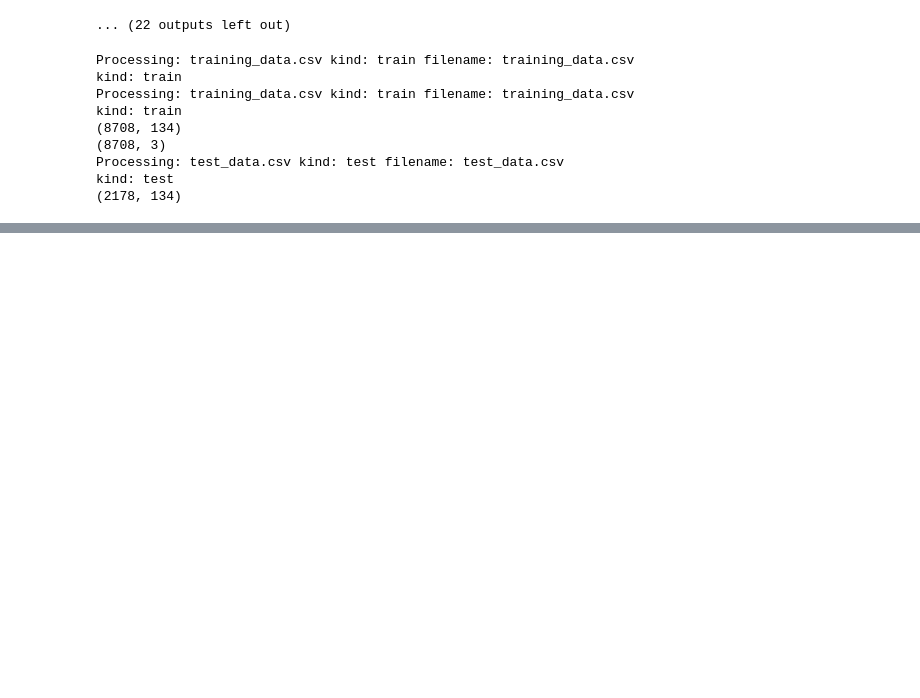
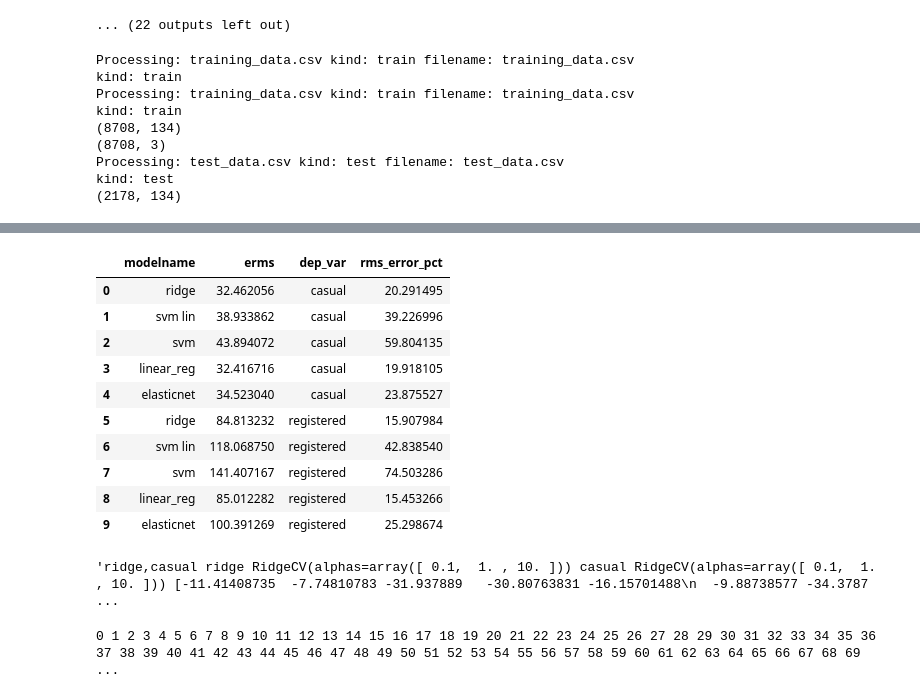
Before and after one commit to Altoidnerd/coinflip, a Jupyter notebook: clean.ipynb, the cells around one changed output, grey strips where cells are left out. Cells and saved outputs as stored; diff of their text form; code cells hidden in the pictures; blank space fills up the shorter version.

```diff
--- a/clean.ipynb
+++ b/clean.ipynb
@@ -1001,0 +1109,12 @@ os.getcwd()
+# %%
+pd.set_option('display.max_columns', None)
+orows = []
+print(*list(dm.columns))
+for i in range(0,len(dm)):
+    vals=list(map(lambda x: round(float(x),1) if type(x) == float else str(x), dm.iloc[i].values))
+    orow = ''
+    for val in vals:
+        orow+=str(val)
+        orow+=' '
+    orows.append(orow)
+    print(orow)
@@ -1001,0 +1153,18 @@ os.getcwd()
+# %%
+errors[['modelname','erms','dep_var','rms_error_pct']]
+# %% [output]
+|  | modelname | erms | dep_var | rms_error_pct |
+| 0 | ridge | 32.462056 | casual | 20.291495 |
+| 1 | svm lin | 38.933862 | casual | 39.226996 |
+| 2 | svm | 43.894072 | casual | 59.804135 |
+| 3 | linear_reg | 32.416716 | casual | 19.918105 |
+| 4 | elasticnet | 34.523040 | casual | 23.875527 |
+| 5 | ridge | 84.813232 | registered | 15.907984 |
+| 6 | svm lin | 118.068750 | registered | 42.838540 |
+| 7 | svm | 141.407167 | registered | 74.503286 |
+| 8 | linear_reg | 85.012282 | registered | 15.453266 |
+| 9 | elasticnet | 100.391269 | registered | 25.298674 |
+# %%
+orows[0]
+# %% [output]
+'ridge,casual ridge RidgeCV(alphas=array([ 0.1,  1. , 10. ])) casual RidgeCV(alphas=array([ 0.1,  1. , 10. ])) [-11.41408735  -7.74810783 -31.937889   -30.80763831 -16.15701488\n  -9.88738577 -34.3787 ...
@@ -1001,0 +1174,5 @@ os.getcwd()
+# %%
+for i in range(200):
+    sys.stdout.write(str(i)+' ')
+# %% [output]
+0 1 2 3 4 5 6 7 8 9 10 11 12 13 14 15 16 17 18 19 20 21 22 23 24 25 26 27 28 29 30 31 32 33 34 35 36 37 38 39 40 41 42 43 44 45 46 47 48 49 50 51 52 53 54 55 56 57 58 59 60 61 62 63 64 65 66 67 68 69  ...
```
Also changed, not shown: parts of 14 cells of this notebook, 3 other files.
